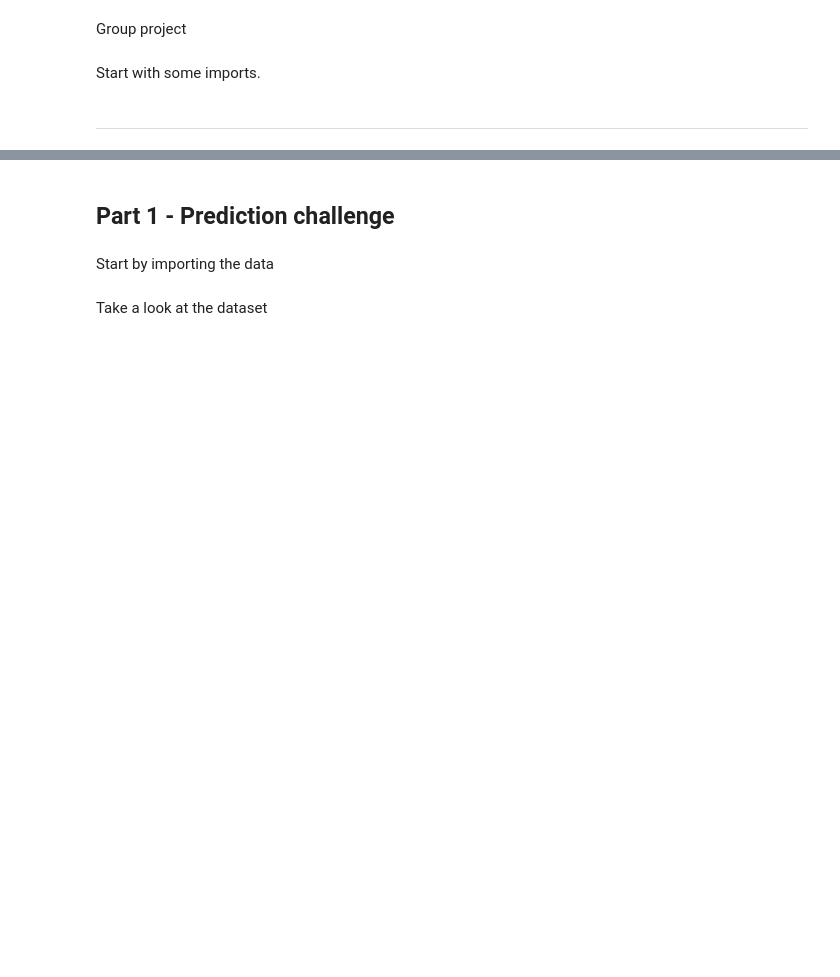
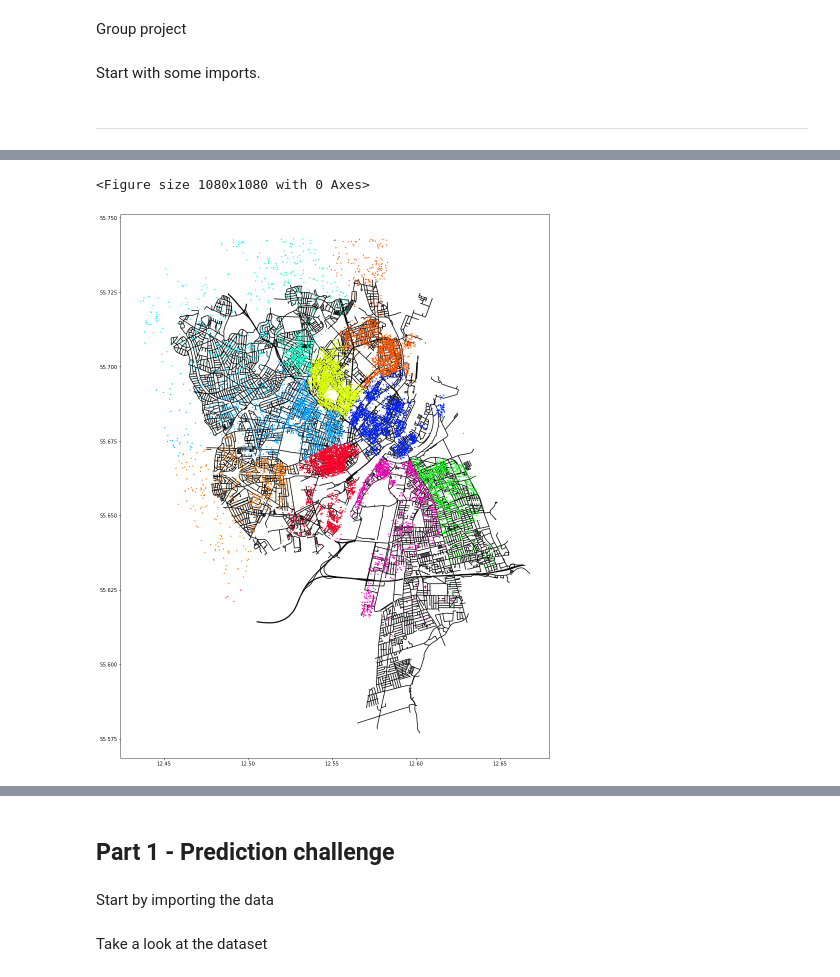
Before and after one commit to AndroCrunch/BusinessAnalytics13, a Jupyter notebook: Jupiter_project.ipynb, the cells around one changed output, grey strips where cells are left out. Saved outputs shown, nothing was run; the diff lists cells and outputs as text; code cells hidden in the pictures; blank space fills up the shorter version.

```diff
--- a/Jupiter_project.ipynb
+++ b/Jupiter_project.ipynb
@@ -11,0 +74,15 @@ import pandas as pd
+# %%
+
+plt.figure(figsize=(15,15))
+
+# set aspect to equal. This is done automatically
+# when using *geopandas* plot on it's own, but not when
+# working with pyplot directly.
+
+map_data.plot(column="Mixed_BC",zorder=0,cmap="gray",figsize=(20,20))
+plt.scatter(data.longitude,data.latitude, s=2,c=colors,cmap="gist_rainbow",zorder=10)
+
+plt.show();
+# %% [output]
+<Figure size 1080x1080 with 0 Axes>
+[figure, added]
```
Also changed, not shown: parts of 12 cells of this notebook, 1 other file.
